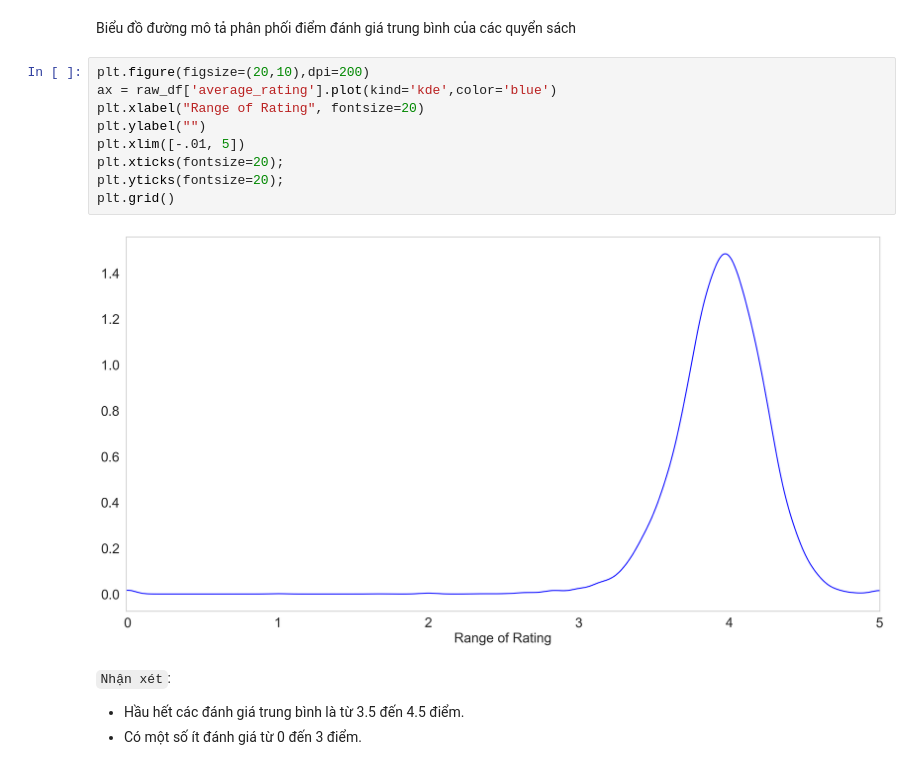
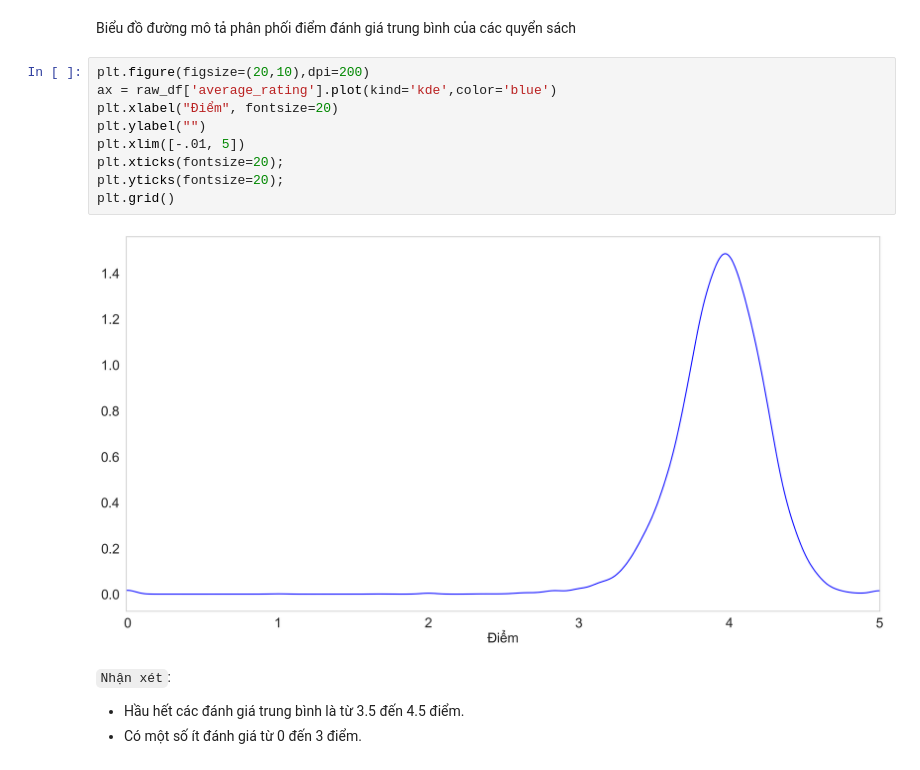
Before and after one commit to vuhuusy/recommender_system, a Jupyter notebook: book_recommendation.ipynb, the cells around one changed output. Drawn from its saved outputs; the diff is of its cells as text.

```diff
--- a/book_recommendation.ipynb
+++ b/book_recommendation.ipynb
@@ -374,14 +368,14 @@ Biểu đồ đường mô tả phân phối điểm đánh giá trung bình c
 # %%
 plt.figure(figsize=(20,10),dpi=200)
 ax = raw_df['average_rating'].plot(kind='kde',color='blue')
-plt.xlabel("Range of Rating", fontsize=20)
+plt.xlabel("Điểm", fontsize=20)
 plt.ylabel("")
 plt.xlim([-.01, 5])
 plt.xticks(fontsize=20);
 plt.yticks(fontsize=20);
 plt.grid()
 # %% [output]
-[figure, old version]
+[figure, new version]
 # %% [markdown]
 `Nhận xét`:
 - Hầu hết các đánh giá trung bình là từ 3.5 đến 4.5 điểm.
```
Also changed, not shown: parts of 36 cells of this notebook.
